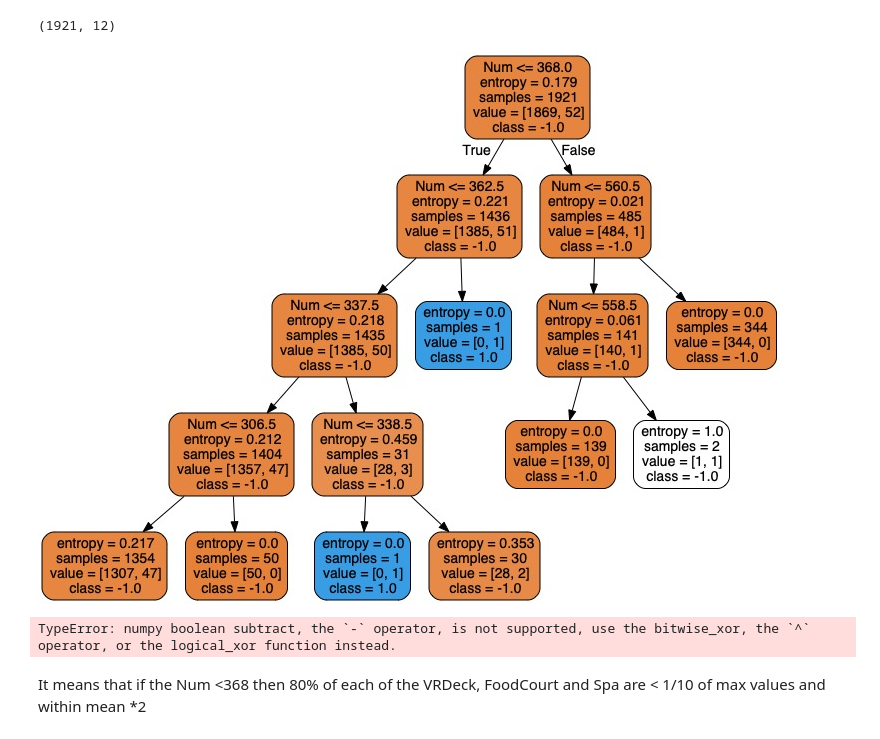
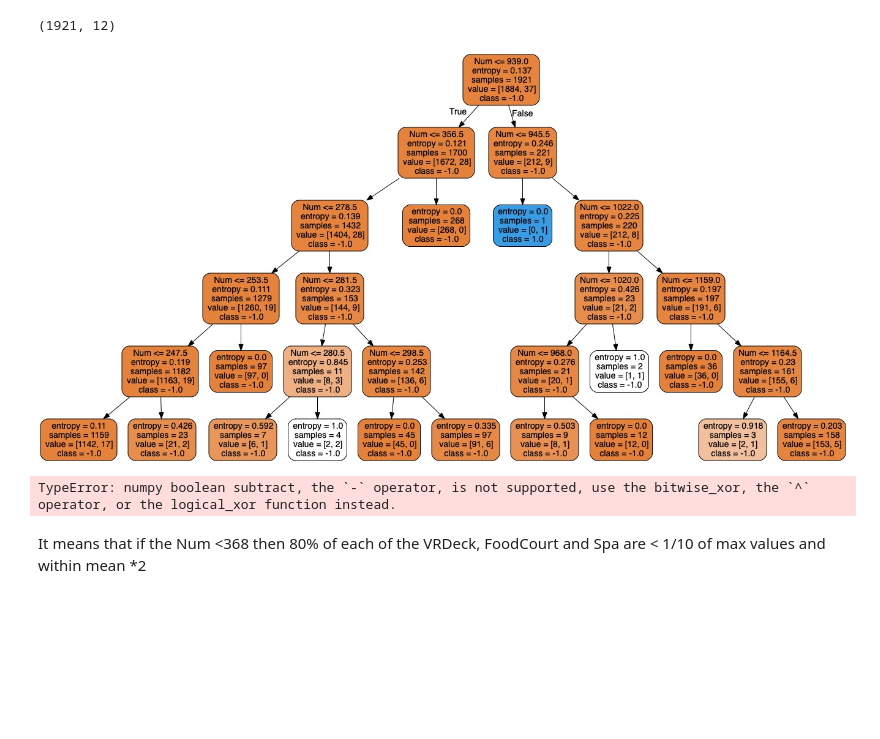
Before and after one commit to SergeyBubnov/spaceship, a Jupyter notebook: 2.ipynb, the cells around one changed output. Drawn from its saved outputs; the diff is of its cells as text; code cells hidden in the pictures; blank space fills up the shorter version.

```diff
--- a/2.ipynb
+++ b/2.ipynb
@@ -94,20 +94,25 @@ df_rest1.shape
 # %%
 dz = df_rest1
 
-c = ["Num","VRDeck","FoodCourt","Spa"]
+c = ["Num","VRDeck","FoodCourt","Spa","RoomService","ShoppingMall"]
 
 m1 = dz["VRDeck"].mean() + 3*dz["VRDeck"].std() #Num<=368
 m2 = dz["FoodCourt"].mean() + 3*dz["FoodCourt"].std() #<339
 m3 = dz["Spa"].mean() + 3*dz["Spa"].std()  #<=318
+m4 = dz["RoomService"].mean() + 3*dz["RoomService"].std()  #any
+m5 = dz["ShoppingMall"].mean() + 3*dz["ShoppingMall"].std()  #<=310.5 - 2/3 < m4
 
-dz["Transported"] = df_rest1["VRDeck"]>m1
+
+#dz["Transported"] = df_rest1["VRDeck"]>m1
 #dz["Transported"] = df_rest1["FoodCourt"]>m2
 #dz["Transported"] = df_rest1["Spa"]>m3
+dz["Transported"] = df_rest1["RoomService"]>m4
+#dz["Transported"] = df_rest1["ShoppingMall"]>m5
 
 
-tree = ds.divide_frame(dataf = dz,columns = ["Num"],teacher_column = "Transported",classifier = 'Tree', criterion_tree = "entropy", depth = 4, random_state_sample = 5,fraction = 1)
+tree = ds.divide_frame(dataf = dz,columns = ["Num"],teacher_column = "Transported",classifier = 'Tree', criterion_tree = "entropy", depth = 5, random_state_sample = 5,fraction = 1)
 # %% [output]
-[figure, old version]
+[figure, new version]
 TypeError: numpy boolean subtract, the `-` operator, is not supported, use the bitwise_xor, the `^` operator, or the logical_xor function instead.
 # %% [markdown]
 It  means that if the Num <368 then 80% of each of the VRDeck, FoodCourt and Spa are < 1/10 of max values and within mean *2
```
Also changed, not shown: parts of 2 cells of this notebook, 1 other file.
